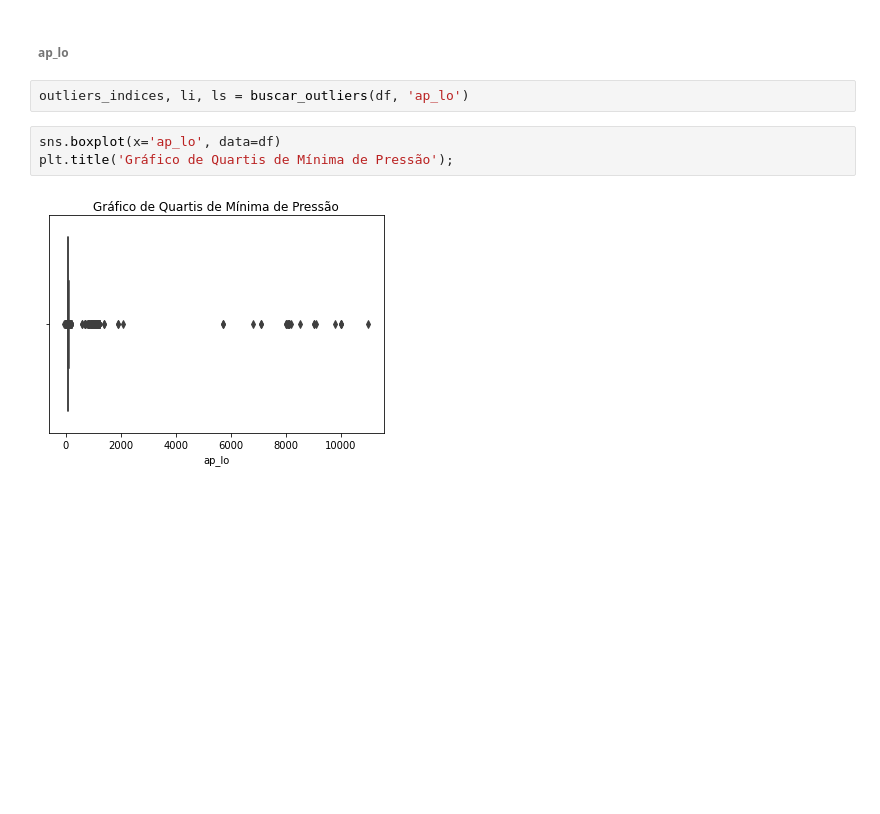
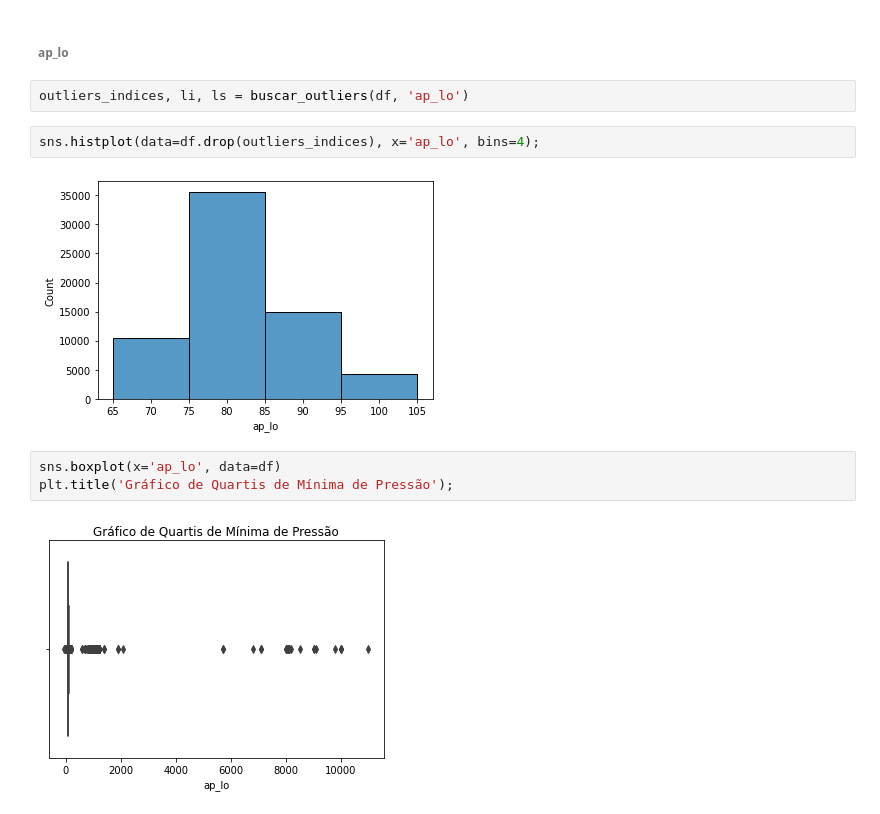
Before and after one commit to Samoelmoura/cardio_diseases_predict, a Jupyter notebook: notebooks/cardio_diseases_predict.ipynb, the cells around one changed output. Cells and saved outputs as stored; diff of their text form; blank space fills up the shorter version.

```diff
--- a/notebooks/cardio_diseases_predict.ipynb
+++ b/notebooks/cardio_diseases_predict.ipynb
@@ -415,6 +413,10 @@ Assimetria (skew): 85.29621385553034
 ###### ap_lo
 # %%
 outliers_indices, li, ls = buscar_outliers(df, 'ap_lo')
+# %%
+sns.histplot(data=df.drop(outliers_indices), x='ap_lo', bins=4);
+# %% [output]
+[figure, added]
 # %%
 sns.boxplot(x='ap_lo', data=df)
 plt.title('Gráfico de Quartis de Mínima de Pressão');
```
Also changed, not shown: parts of 83 cells of this notebook.
